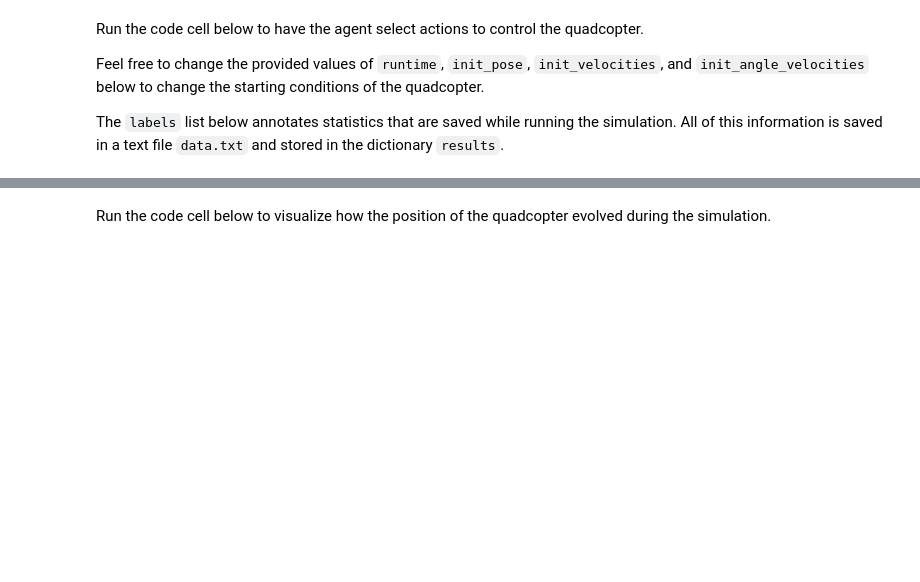
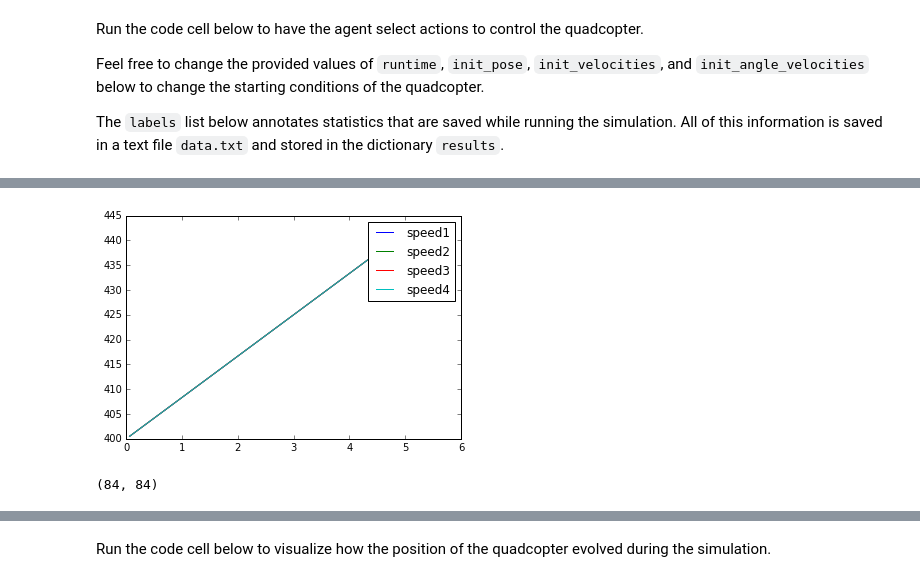
Before and after one commit to ChrisProgramming2018/Udacity, a Jupyter notebook: Quadcop/Quadcopter_Project.ipynb, the cells around one changed output, grey strips where cells are left out. Saved outputs shown, nothing was run; the diff lists cells and outputs as text; code cells hidden in the pictures; blank space fills up the shorter version.

```diff
--- a/Quadcop/Quadcopter_Project.ipynb
+++ b/Quadcop/Quadcopter_Project.ipynb
@@ -91,0 +122,8 @@ next_state.shape
+# %%
+plot_rotor_speed(results)
+# %% [output]
+[figure, added]
+# %%
+len(results['time']),len(results['rotor_speed1'])
+# %% [output]
+(84, 84)
```
Also changed, not shown: parts of 60 cells of this notebook.
